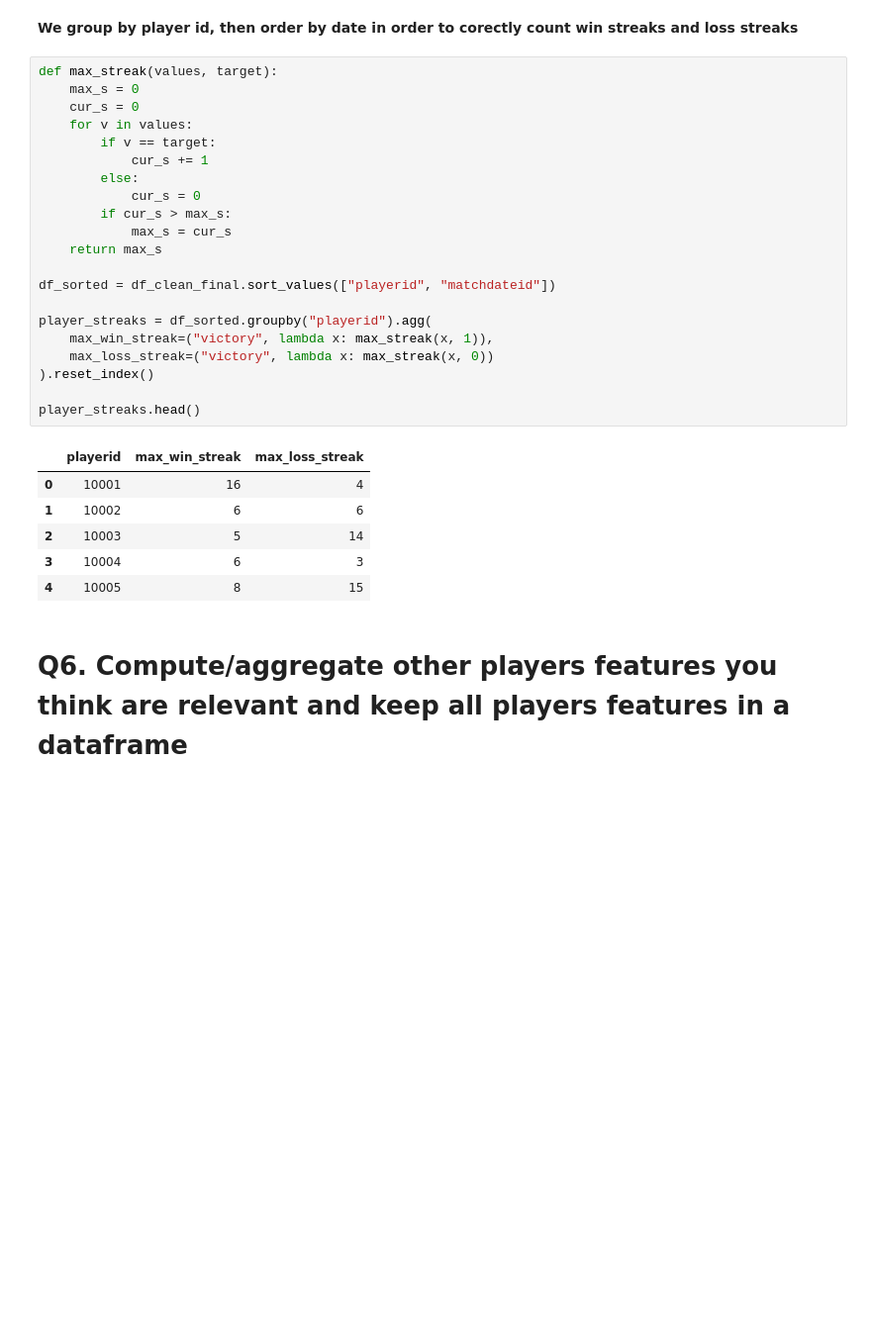
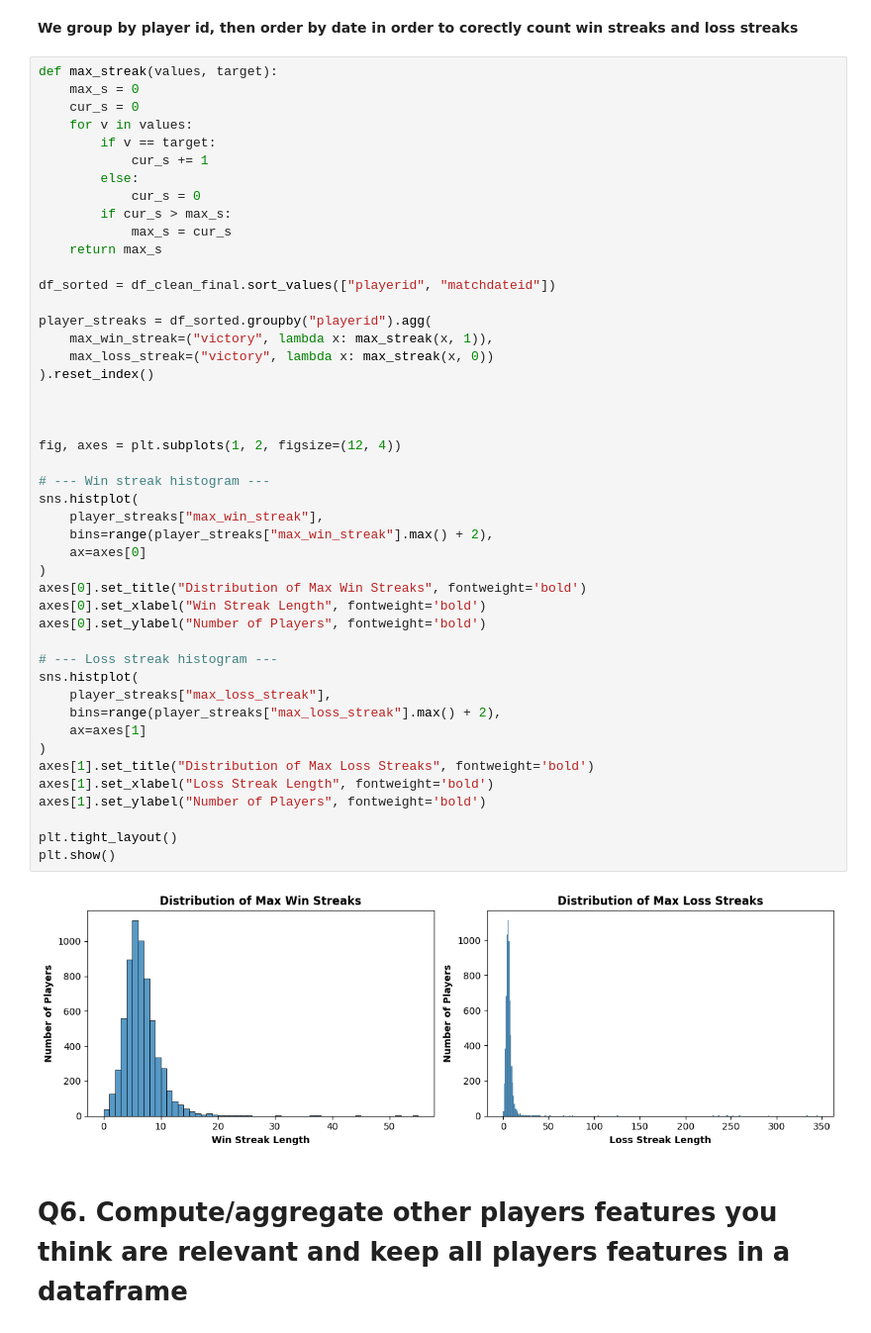
Before and after one commit to Digidix28/Ubisoft_technical_test, a Jupyter notebook: tech_test.ipynb, the cells around one changed output. Shown at 99% size. Cells and saved outputs as stored; diff of their text form; blank space fills up the shorter version.

```diff
--- a/tech_test.ipynb
+++ b/tech_test.ipynb
@@ -1179,31 +1185,51 @@ plt.show()
 # %%
 def max_streak(values, target):
     max_s = 0
     cur_s = 0
     for v in values:
         if v == target:
             cur_s += 1
         else:
             cur_s = 0
         if cur_s > max_s:
             max_s = cur_s
     return max_s
 
 df_sorted = df_clean_final.sort_values(["playerid", "matchdateid"])
 
 player_streaks = df_sorted.groupby("playerid").agg(
     max_win_streak=("victory", lambda x: max_streak(x, 1)),
     max_loss_streak=("victory", lambda x: max_streak(x, 0))
 ).reset_index()
 
-player_streaks.head()
+
+
+fig, axes = plt.subplots(1, 2, figsize=(12, 4))
+
+# --- Win streak histogram ---
+sns.histplot(
+    player_streaks["max_win_streak"],
+    bins=range(player_streaks["max_win_streak"].max() + 2),
+    ax=axes[0]
+)
+axes[0].set_title("Distribution of Max Win Streaks", fontweight='bold')
+axes[0].set_xlabel("Win Streak Length", fontweight='bold')
+axes[0].set_ylabel("Number of Players", fontweight='bold')
+
+# --- Loss streak histogram ---
+sns.histplot(
+    player_streaks["max_loss_streak"],
+    bins=range(player_streaks["max_loss_streak"].max() + 2),
+    ax=axes[1]
+)
+axes[1].set_title("Distribution of Max Loss Streaks", fontweight='bold')
+axes[1].set_xlabel("Loss Streak Length", fontweight='bold')
+axes[1].set_ylabel("Number of Players", fontweight='bold')
+
+plt.tight_layout()
+plt.show()
 # %% [output]
-|  | playerid | max_win_streak | max_loss_streak |
-| 0 | 10001 | 16 | 4 |
-| 1 | 10002 | 6 | 6 |
-| 2 | 10003 | 5 | 14 |
-| 3 | 10004 | 6 | 3 |
-| 4 | 10005 | 8 | 15 |
+[figure, added]
 # %% [markdown]
 # **Q6. Compute/aggregate other players features you think are relevant and keep all players features in a dataframe**
 # %% [markdown]
```
Also changed, not shown: parts of 1 cell of this notebook.
